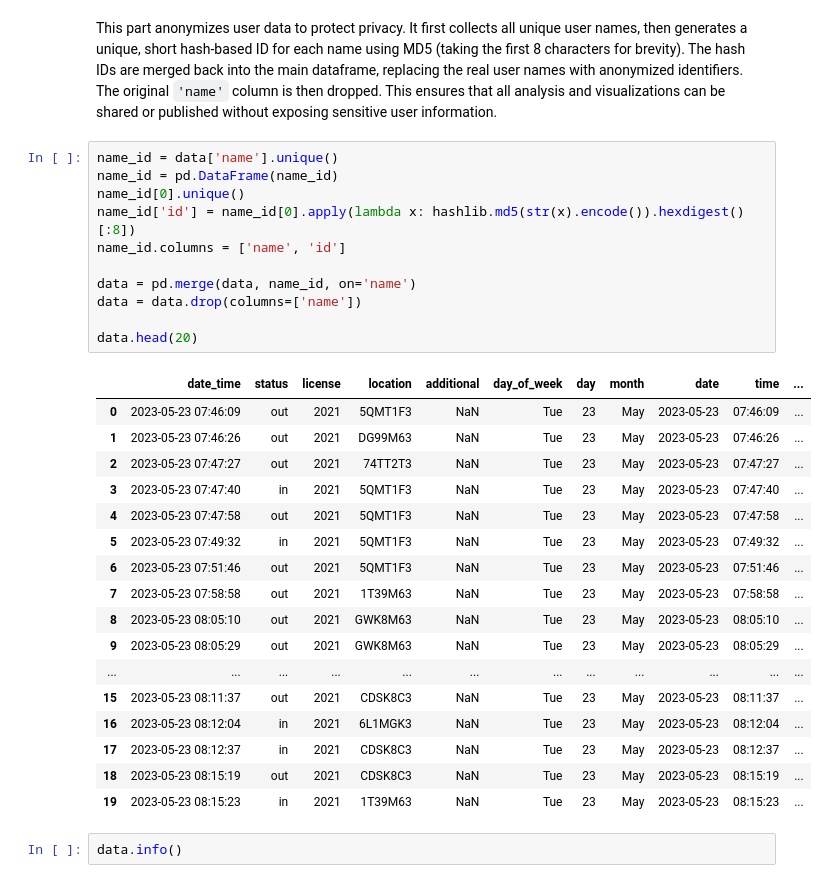
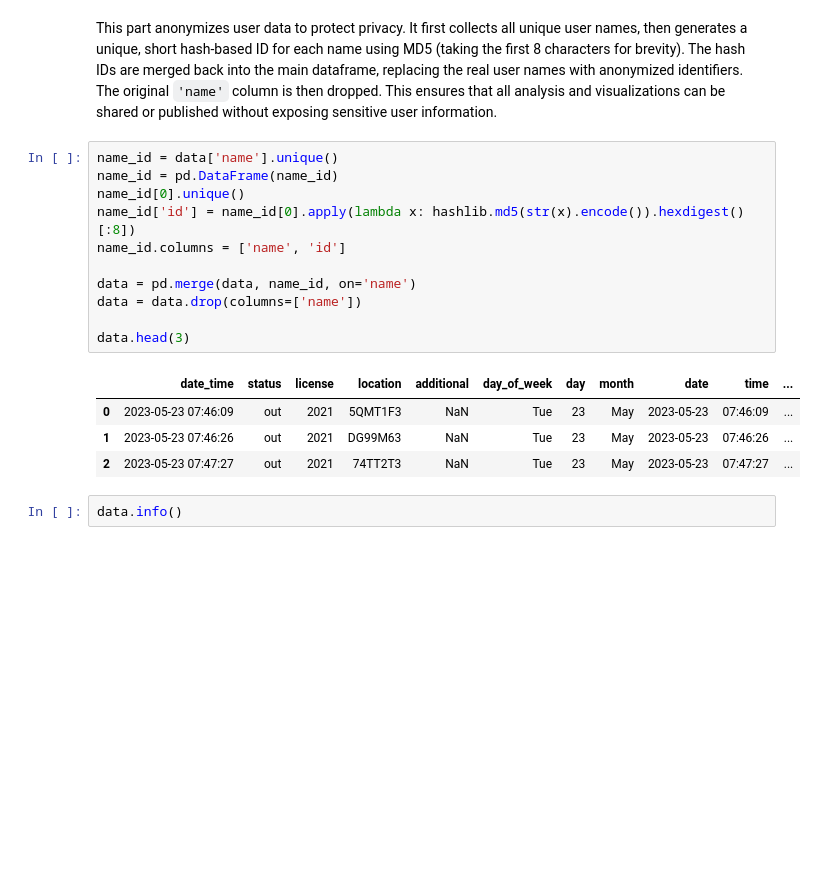
Before and after one commit to olgapoletkina/RVT_license_analysis, a Jupyter notebook: Revit__license_use_analysis.ipynb, the cells around one changed output. Saved outputs shown, nothing was run; the diff lists cells and outputs as text; blank space fills up the shorter version.

```diff
--- a/Revit__license_use_analysis.ipynb
+++ b/Revit__license_use_analysis.ipynb
@@ -214,32 +208,19 @@ This part anonymizes user data to protect privacy. It first collects all unique
 # %%
 name_id = data['name'].unique()
 name_id = pd.DataFrame(name_id)
 name_id[0].unique()
 name_id['id'] = name_id[0].apply(lambda x: hashlib.md5(str(x).encode()).hexdigest()[:8])
 name_id.columns = ['name', 'id']
 
 data = pd.merge(data, name_id, on='name')
 data = data.drop(columns=['name'])
 
-data.head(20)
+data.head(3)
 # %% [output]
 |  | date_time | status | license | location | additional | day_of_week | day | month | date | time | ... |
 | 0 | 2023-05-23 07:46:09 | out | 2021 | 5QMT1F3 | NaN | Tue | 23 | May | 2023-05-23 | 07:46:09 | ... |
 | 1 | 2023-05-23 07:46:26 | out | 2021 | DG99M63 | NaN | Tue | 23 | May | 2023-05-23 | 07:46:26 | ... |
 | 2 | 2023-05-23 07:47:27 | out | 2021 | 74TT2T3 | NaN | Tue | 23 | May | 2023-05-23 | 07:47:27 | ... |
-| 3 | 2023-05-23 07:47:40 | in | 2021 | 5QMT1F3 | NaN | Tue | 23 | May | 2023-05-23 | 07:47:40 | ... |
-| 4 | 2023-05-23 07:47:58 | out | 2021 | 5QMT1F3 | NaN | Tue | 23 | May | 2023-05-23 | 07:47:58 | ... |
-| 5 | 2023-05-23 07:49:32 | in | 2021 | 5QMT1F3 | NaN | Tue | 23 | May | 2023-05-23 | 07:49:32 | ... |
-| 6 | 2023-05-23 07:51:46 | out | 2021 | 5QMT1F3 | NaN | Tue | 23 | May | 2023-05-23 | 07:51:46 | ... |
-| 7 | 2023-05-23 07:58:58 | out | 2021 | 1T39M63 | NaN | Tue | 23 | May | 2023-05-23 | 07:58:58 | ... |
-| 8 | 2023-05-23 08:05:10 | out | 2021 | GWK8M63 | NaN | Tue | 23 | May | 2023-05-23 | 08:05:10 | ... |
-| 9 | 2023-05-23 08:05:29 | out | 2021 | GWK8M63 | NaN | Tue | 23 | May | 2023-05-23 | 08:05:29 | ... |
-| ... | ... | ... | ... | ... | ... | ... | ... | ... | ... | ... | ... |
-| 15 | 2023-05-23 08:11:37 | out | 2021 | CDSK8C3 | NaN | Tue | 23 | May | 2023-05-23 | 08:11:37 | ... |
-| 16 | 2023-05-23 08:12:04 | in | 2021 | 6L1MGK3 | NaN | Tue | 23 | May | 2023-05-23 | 08:12:04 | ... |
-| 17 | 2023-05-23 08:12:37 | in | 2021 | CDSK8C3 | NaN | Tue | 23 | May | 2023-05-23 | 08:12:37 | ... |
-| 18 | 2023-05-23 08:15:19 | out | 2021 | CDSK8C3 | NaN | Tue | 23 | May | 2023-05-23 | 08:15:19 | ... |
-| 19 | 2023-05-23 08:15:23 | in | 2021 | 1T39M63 | NaN | Tue | 23 | May | 2023-05-23 | 08:15:23 | ... |
 # %%
 data.info()
 # %% [output]
```
Also changed, not shown: parts of 16 cells of this notebook, 1 other file.
